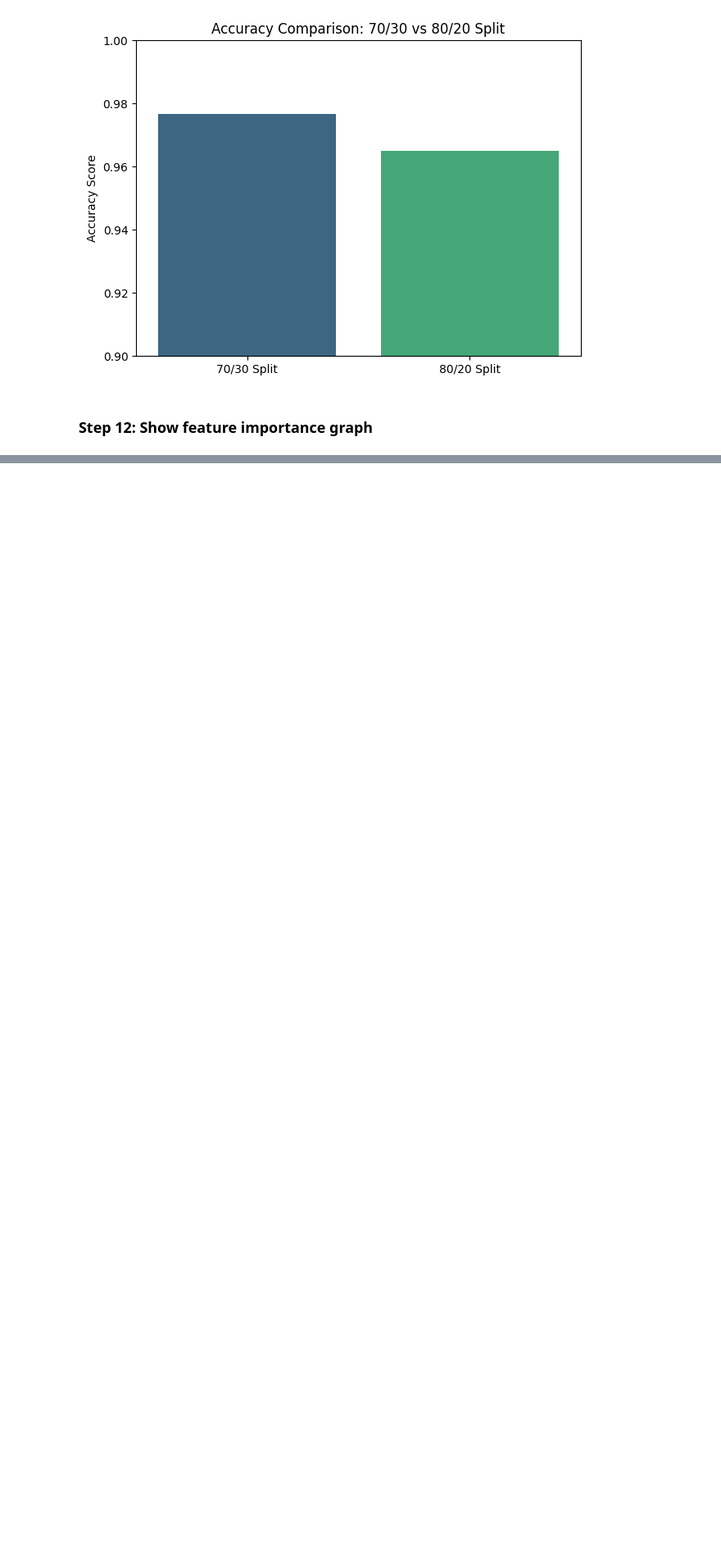
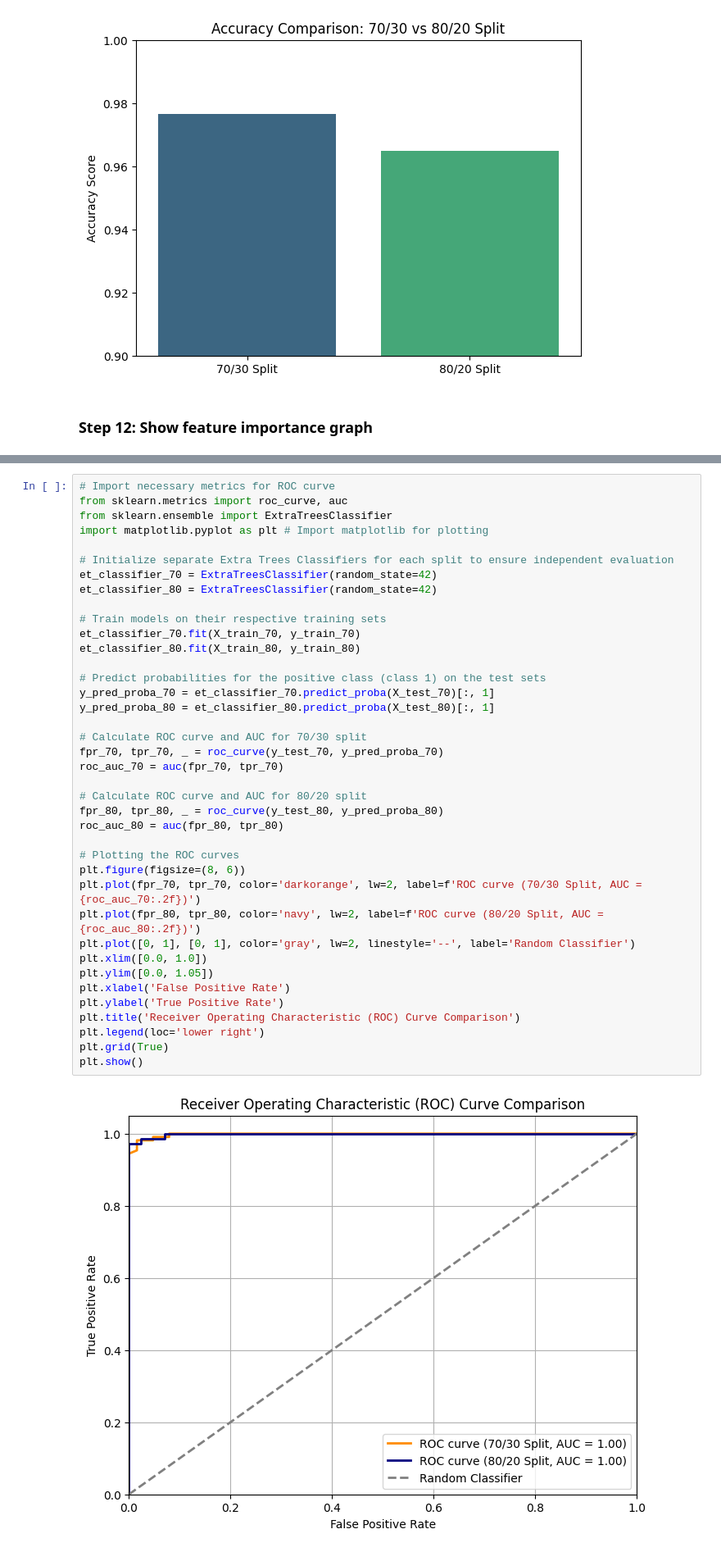
Before and after one commit to shivampatle2004/Machine-Learning-, a Jupyter notebook: Extra_Trees_shivam_cs23186.ipynb, the cells around one changed output, grey strips where cells are left out. Shown at 82% size. Drawn from its saved outputs; the diff is of its cells as text; blank space fills up the shorter version.

```diff
--- a/Extra_Trees_shivam_cs23186.ipynb
+++ b/Extra_Trees_shivam_cs23186.ipynb
@@ -238,0 +250,41 @@ Passing `palette` without assigning `hue` is deprecated and will be removed in v
+# %%
+# Import necessary metrics for ROC curve
+from sklearn.metrics import roc_curve, auc
+from sklearn.ensemble import ExtraTreesClassifier
+import matplotlib.pyplot as plt # Import matplotlib for plotting
+
+# Initialize separate Extra Trees Classifiers for each split to ensure independent evaluation
+et_classifier_70 = ExtraTreesClassifier(random_state=42)
+et_classifier_80 = ExtraTreesClassifier(random_state=42)
+
+# Train models on their respective training sets
+et_classifier_70.fit(X_train_70, y_train_70)
+et_classifier_80.fit(X_train_80, y_train_80)
+
+# Predict probabilities for the positive class (class 1) on the test sets
+y_pred_proba_70 = et_classifier_70.predict_proba(X_test_70)[:, 1]
+y_pred_proba_80 = et_classifier_80.predict_proba(X_test_80)[:, 1]
+
+# Calculate ROC curve and AUC for 70/30 split
+fpr_70, tpr_70, _ = roc_curve(y_test_70, y_pred_proba_70)
+roc_auc_70 = auc(fpr_70, tpr_70)
+
+# Calculate ROC curve and AUC for 80/20 split
+fpr_80, tpr_80, _ = roc_curve(y_test_80, y_pred_proba_80)
+roc_auc_80 = auc(fpr_80, tpr_80)
+
+# Plotting the ROC curves
+plt.figure(figsize=(8, 6))
+plt.plot(fpr_70, tpr_70, color='darkorange', lw=2, label=f'ROC curve (70/30 Split, AUC = {roc_auc_70:.2f})')
+plt.plot(fpr_80, tpr_80, color='navy', lw=2, label=f'ROC curve (80/20 Split, AUC = {roc_auc_80:.2f})')
+plt.plot([0, 1], [0, 1], color='gray', lw=2, linestyle='--', label='Random Classifier')
+plt.xlim([0.0, 1.0])
+plt.ylim([0.0, 1.05])
+plt.xlabel('False Positive Rate')
+plt.ylabel('True Positive Rate')
+plt.title('Receiver Operating Characteristic (ROC) Curve Comparison')
+plt.legend(loc='lower right')
+plt.grid(True)
+plt.show()
+# %% [output]
+[figure, added]
```
Also changed, not shown: parts of 7 cells of this notebook.
